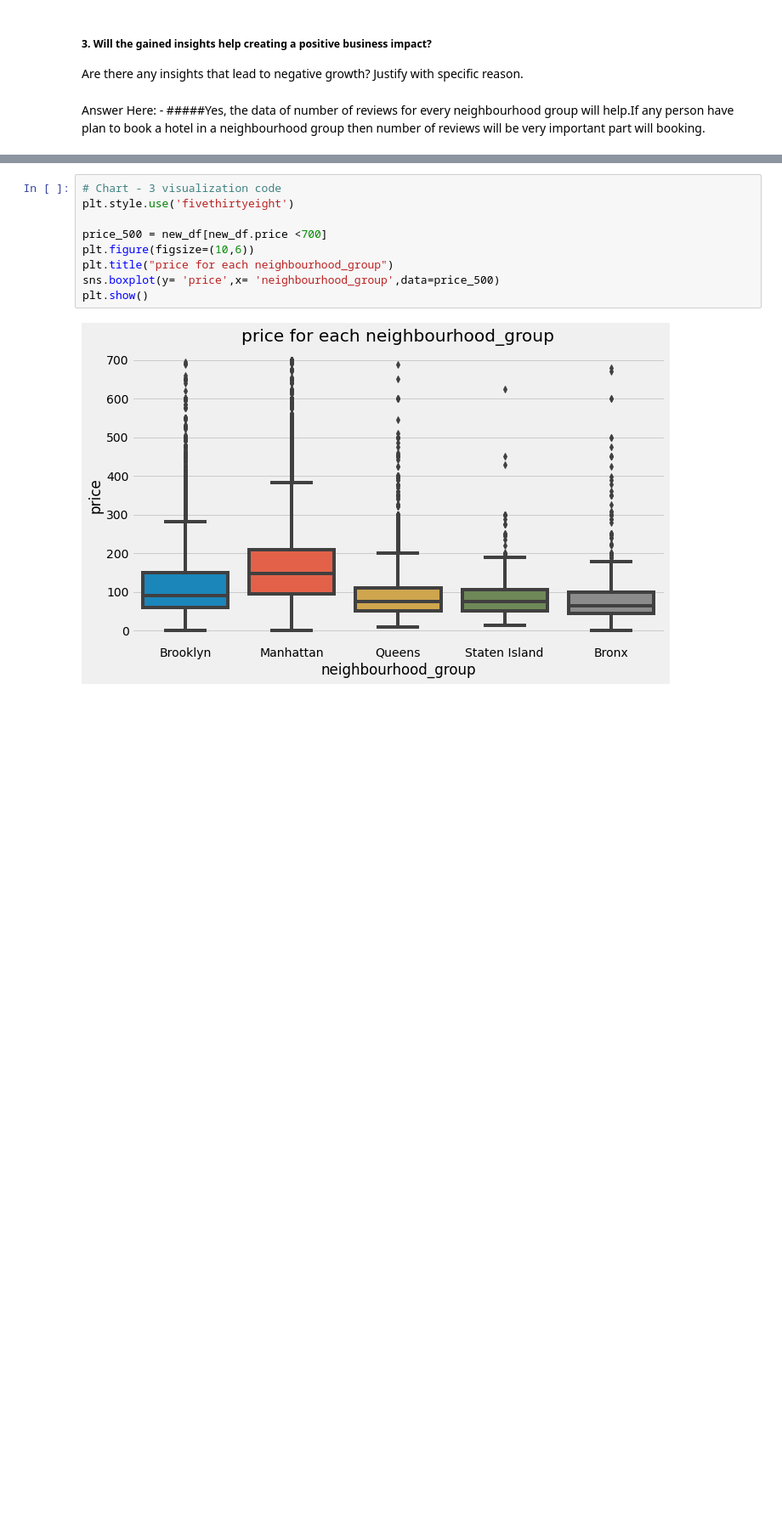
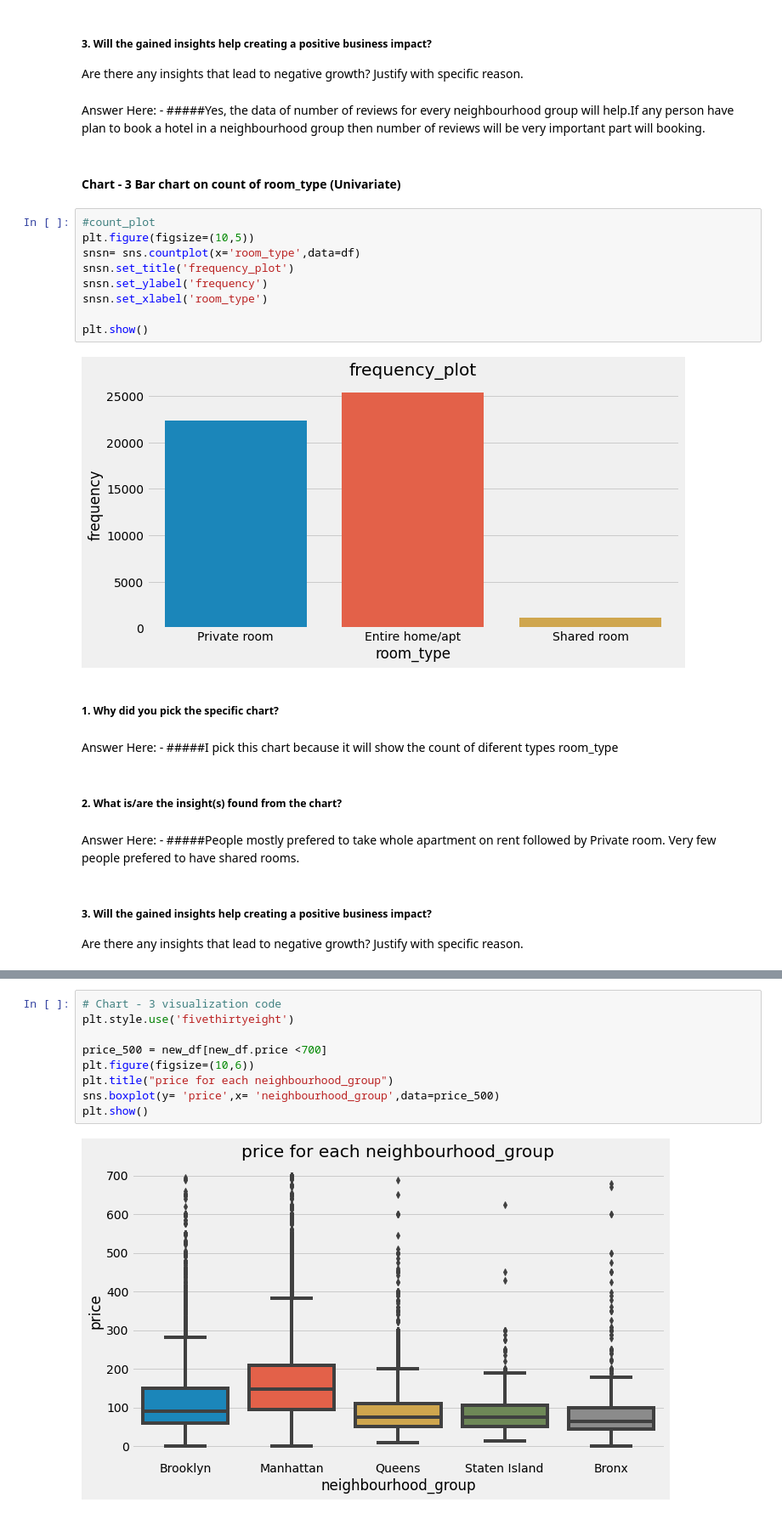
Before and after one commit to abhisheknagpure8/airbnb-bookings-analysis, a Jupyter notebook: EDA_Project_AirBnb_Bookings_Analysis.ipynb, the cells around one changed output, grey strips where cells are left out. Shown at 85% size. Cells and saved outputs as stored; diff of their text form; blank space fills up the shorter version.

```diff
--- a/EDA_Project_AirBnb_Bookings_Analysis.ipynb
+++ b/EDA_Project_AirBnb_Bookings_Analysis.ipynb
@@ -365,3 +365,29 @@ Are there any insights that lead to negative growth? Justify with specific reaso
 # %% [markdown]
 Answer Here: -
 #####Yes, the data of number of reviews for every neighbourhood group will help.If any person have plan to book a hotel in a neighbourhood group then number of reviews will be very important part will booking.
+# %% [markdown]
+#### Chart - 3  Bar chart on count of room_type (Univariate)
+# %%
+#count_plot
+plt.figure(figsize=(10,5))
+snsn= sns.countplot(x='room_type',data=df)
+snsn.set_title('frequency_plot')
+snsn.set_ylabel('frequency')
+snsn.set_xlabel('room_type')
+
+plt.show()
+# %% [output]
+[figure, added]
+# %% [markdown]
+##### 1. Why did you pick the specific chart?
+# %% [markdown]
+Answer Here: -
+#####I pick this chart because it will show the count of diferent types room_type
+# %% [markdown]
+##### 2. What is/are the insight(s) found from the chart?
+# %% [markdown]
+Answer Here: -
+#####People mostly prefered to take whole apartment on rent followed by Private room. Very few people prefered to have shared rooms.
+# %% [markdown]
+##### 3. Will the gained insights help creating a positive business impact?
+Are there any insights that lead to negative growth? Justify with specific reason.
```
Also changed, not shown: parts of 8 cells of this notebook.
